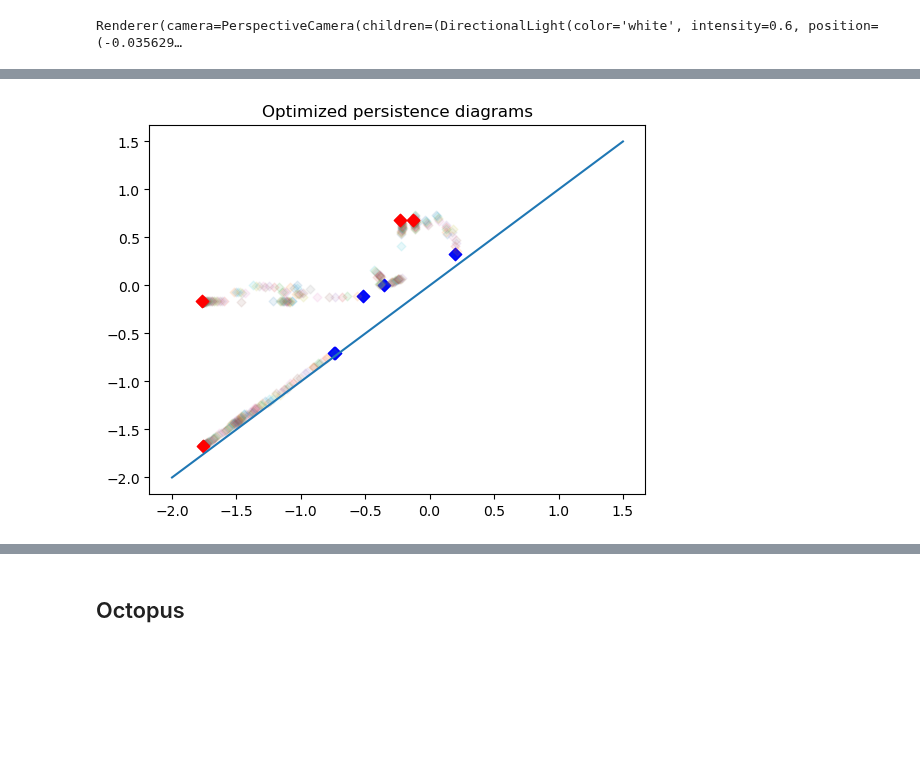
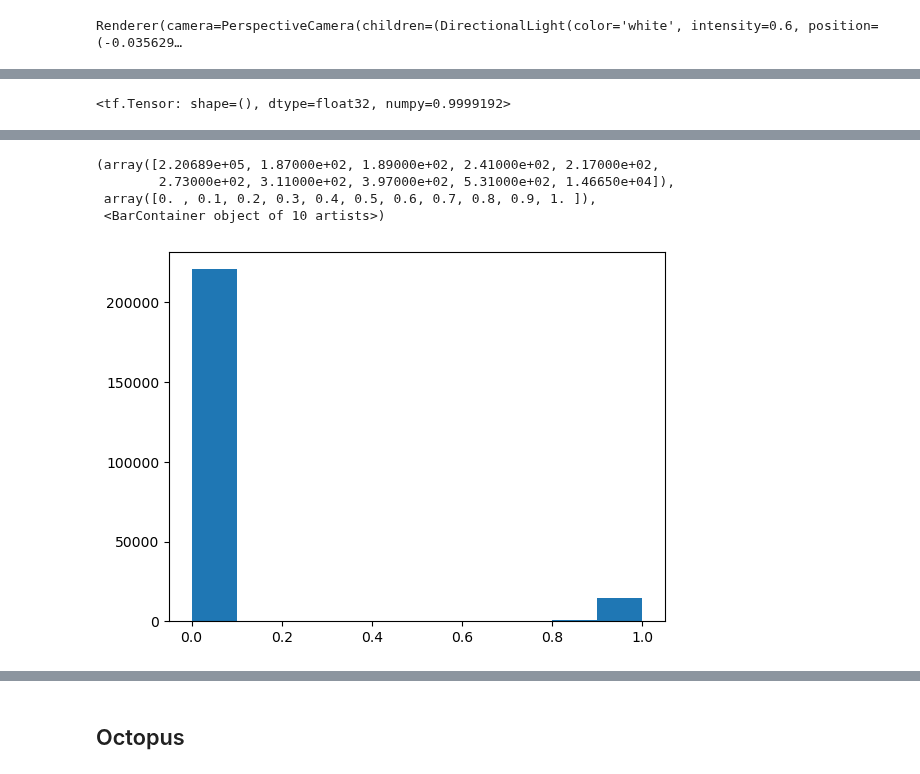
Before and after one commit to ZiyadOulhaj/Mapper-Optimization, a Jupyter notebook: 3d_shapes.ipynb, the cells around one changed output, grey strips where cells are left out. Cells and saved outputs as stored; diff of their text form; code cells hidden in the pictures; blank space fills up the shorter version.

Commit message:
soft_mapper

```diff
--- a/3d_shapes.ipynb
+++ b/3d_shapes.ipynb
@@ -95,0 +68,43 @@ array([[0.10824162],
+# %%
+losses = []
+K=10
+with Parallel(n_jobs=-1) as parallel:
+    for epoch in tqdm(range(200+1)):
+
+        f=tf.tensordot(X,params,axes=1)
+        fn=(f-tf.math.reduce_min(f))/(tf.math.reduce_max(f)-tf.math.reduce_min(f))
+        scheme=smooth_scheme(fn.numpy(),resolutions,gain,sigma)
+
+        upscheme=np.repeat(scheme,K,axis=0)
+
+        assignments=bernoulli.rvs(upscheme)
+
+        st,clusters=compute_mapper(X.numpy(),kmeans,assignments)
+
+        with tf.GradientTape() as tape:
+            f=tf.tensordot(X,params,axes=1)
+            f_values=tf.repeat(tf.expand_dims(f,axis=0),clusters.shape[0],axis=0)
+
+            f_values=tf.repeat(f_values,clusters.shape[2],axis=2)
+
+            filtration=tf.math.reduce_sum(f_values*clusters,axis=1)/np.sum(clusters,axis=1)
+            #l=[(_LowerStarSimplexTree(st[k],filtration[k],[0],11,False)[0][0]).reshape(-1,2) for k in range(n)]
+            l=parallel(delayed(filter_st)(list(st[k].get_skeleton(1)),filtration.numpy()[k])
+                for k in range(K))
+            loss=0
+
+            #dgm=tf.concat([tf.gather(filtration[k],l[k]) for k in range(K)],axis=0)
+            for k in range(K):
+                dgm=tf.gather(filtration[k],l[k])
+                loss=loss-tf.math.reduce_sum(tf.math.abs((dgm[:,1]-dgm[:,0])))/K
+
+            regularization = tf.math.square(tf.norm(params)-1)
+
+            loss=loss+regularization
+
+        gradients = tape.gradient(loss, [params])
+
+        optimizer.apply_gradients(zip(gradients, [params]))
+
+
+        losses.append(loss.numpy())
@@ -100 +130,5 @@ tf.norm(params)
+# %%
+tf.math.reduce_sum(params*np.array([[0],[1],[0]]))/tf.norm(params)
+# %% [output]
+<tf.Tensor: shape=(), dtype=float32, numpy=0.9999192>
 # %%
@@ -105,14 +139,11 @@ nt.show('human_final.html')
 # %% [output]
 Local cdn resources have problems on chrome/safari when used in jupyter-notebook.
 [interactive output not drawn]
-# %%
-plt.figure()
-plt.scatter(dgms[0][:,0], dgms[0][:,1], s=40, marker='D', c='blue')
-for dg in dgms[:-1]:
-    plt.scatter(dg[:,0], dg[:,1], s=20, marker='D', alpha=0.1)
-plt.scatter(dgms[-1][:,0], dgms[-1][:,1], s=40, marker='D', c='red')
-plt.plot([-2,1.5], [-2,1.5])
-plt.title('Optimized persistence diagrams')
-plt.show()
-# %% [output]
-[figure, removed]
+# %%
+plt.hist(scheme.ravel())
+# %% [output]
+(array([2.20689e+05, 1.87000e+02, 1.89000e+02, 2.41000e+02, 2.17000e+02,
+        2.73000e+02, 3.11000e+02, 3.97000e+02, 5.31000e+02, 1.46650e+04]),
+ array([0. , 0.1, 0.2, 0.3, 0.4, 0.5, 0.6, 0.7, 0.8, 0.9, 1. ]),
+ <BarContainer object of 10 artists>)
+[figure, added]
```
Also changed, not shown: parts of 35 cells of this notebook, 14 other files.
